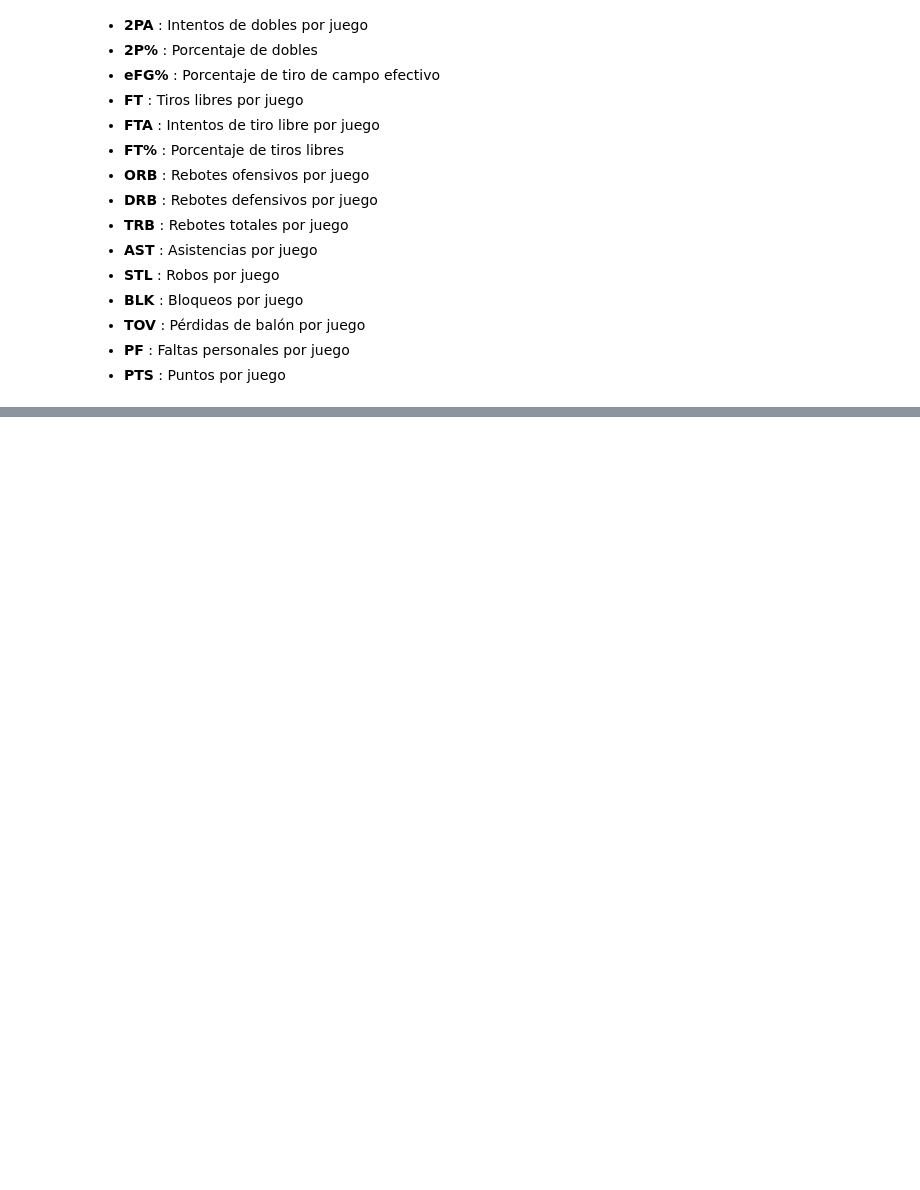
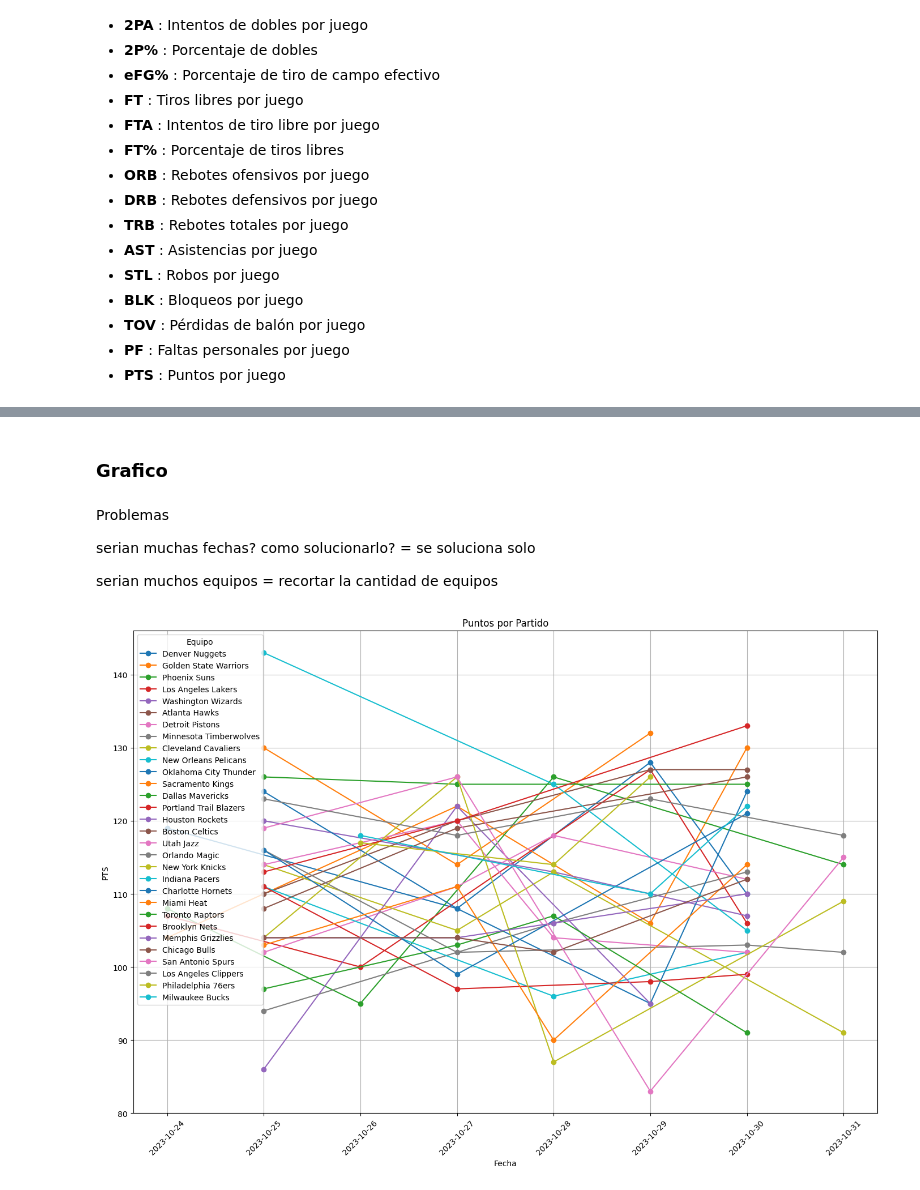
Before and after one commit to tperezv2004/proyecto.github.io, a Jupyter notebook: asses/py/limpieza.ipynb, the cells around one changed output, grey strips where cells are left out. Cells and saved outputs as stored; diff of their text form; code cells hidden in the pictures; blank space fills up the shorter version.

Commit message:
avance grafico lineal

```diff
--- a/asses/py/limpieza.ipynb
+++ b/asses/py/limpieza.ipynb
@@ -147,0 +248,5 @@ df_players.head()
+# %%
+# cambiar de nombre a las columnas de
+df_gamesVisita = df_gamesVisita.rename(columns={'Date': 'fecha', 'Visitor/Neutral': 'equipo', 'PTS': 'PTS'})
+df_gamesVisita2 = df_gamesVisita.rename(columns={'Date': 'fecha', 'Visitor/Neutral': 'equipo', 'PTS': 'PTS'})
+df_gamesVisita.head()
@@ -147,0 +262,9 @@ df_players.head()
+# %%
+# nuevo df con los equipos locales y visitantes
+result = pd.concat([df_gamesLocal, df_gamesVisita], ignore_index=True)
+# %%
+# Ordenar Dataset por la columna Fecha
+result['fecha'] = pd.to_datetime(result['fecha'])
+df = result.sort_values(by='fecha')
+
+df
@@ -147,0 +285,31 @@ df_players.head()
+# %%
+# Crear un DataFrame con la suma acumulada de puntos por equipo
+df['PTS_acumulados'] = df.groupby('equipo')['PTS'].cumsum()
+# %% [markdown]
+### Grafico
+# %% [markdown]
+Problemas
+
+serian muchas fechas? como solucionarlo? = se soluciona solo
+
+serian muchos equipos = recortar la cantidad de equipos
+# %%
+# Graficar por equipo
+plt.figure(figsize=(14, 10))
+for equipo in df['equipo'].unique():
+    equipo_data = df[df['equipo'] == equipo]
+    plt.plot(equipo_data['fecha'], equipo_data['PTS'], label=equipo, marker='o')
+
+# Personalización del gráfico
+plt.title('Puntos por Partido')
+plt.xlabel('Fecha')
+plt.ylabel('PTS')
+plt.legend(title='Equipo')
+plt.grid(True)
+
+# Mostrar el gráfico
+plt.xticks(rotation=45)
+plt.tight_layout()
+plt.show()
+# %% [output]
+[figure, added]
```
Also changed, not shown: parts of 23 cells of this notebook, 4 other files.
